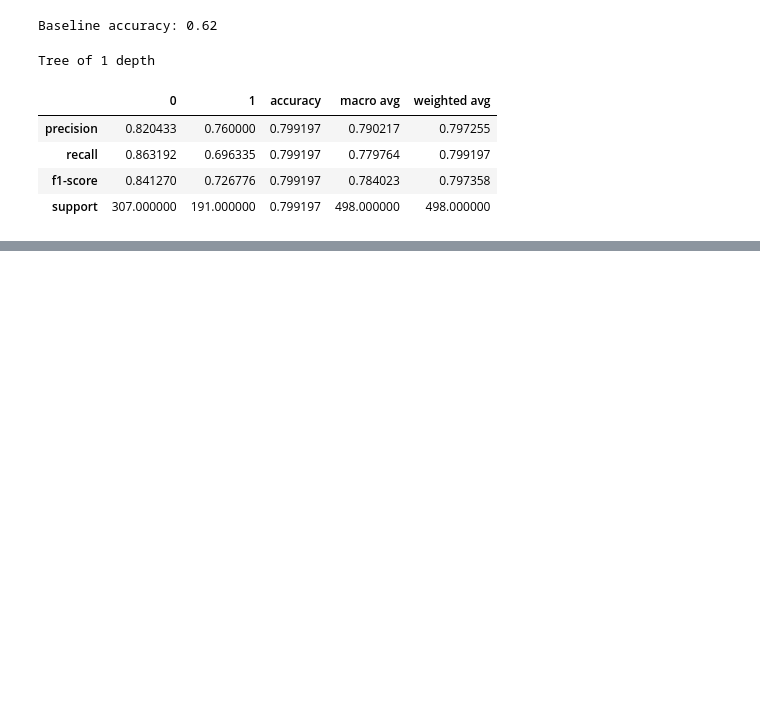
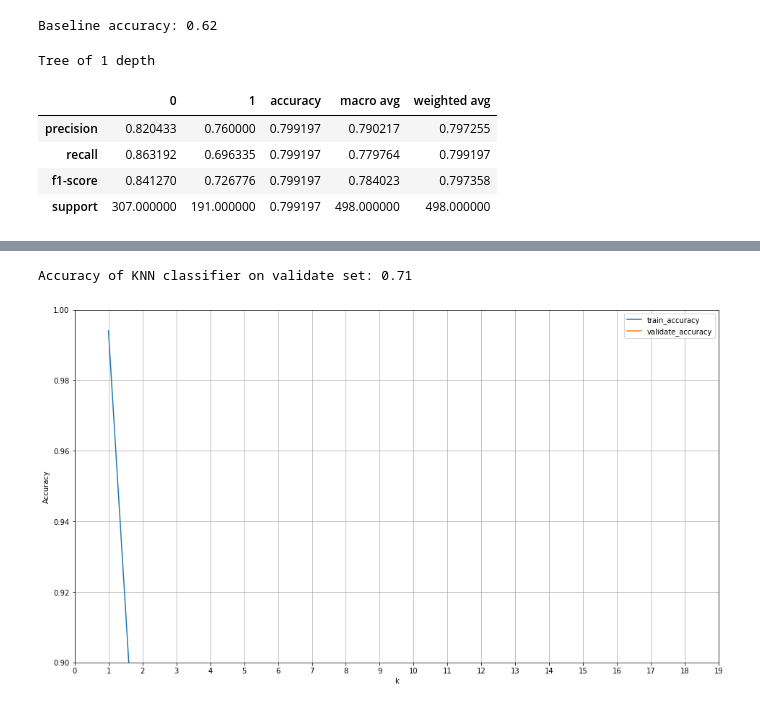
Before and after one commit to jamesallen0351/classification-exercises, a Jupyter notebook: model.ipynb, the cells around one changed output, grey strips where cells are left out. Saved outputs shown, nothing was run; the diff lists cells and outputs as text; code cells hidden in the pictures; blank space fills up the shorter version.

```diff
--- a/model.ipynb
+++ b/model.ipynb
@@ -409,0 +634,18 @@ Tree of 1 depth
+# %%
+# Time to split!
+train, test = train_test_split(df, test_size=.2, random_state=123, stratify=df.survived)
+train, validate = train_test_split(train, test_size=.3, random_state=123, stratify=train.survived)
+# %%
+X_train = train.drop(columns=["survived"])
+y_train = train.survived
+
+X_validate = validate.drop(columns=["survived"])
+y_validate = validate.survived
+
+X_test = test.drop(columns=["survived"])
+y_test = test.survived
+# %%
+# weights = ['uniform', 'distance']
+knn = KNeighborsClassifier(n_neighbors=5, weights='uniform')
+# %%
+knn.fit(X_train, y_train)
@@ -409,0 +732,40 @@ Tree of 1 depth
+# %%
+print('Accuracy of KNN classifier on validate set: {:.2f}'
+     .format(knn.score(X_validate, y_validate)))
+# %% [output]
+Accuracy of KNN classifier on validate set: 0.71
+# %%
+metrics = []
+
+# loop through different values of k
+for k in range(1, 5):
+
+    # define the thing
+    knn = KNeighborsClassifier(n_neighbors=k)
+
+    # fit the thing (remmeber only fit on training data)
+    knn.fit(X_train, y_train)
+
+    # use the thing (calculate accuracy)
+    train_accuracy = knn.score(X_train, y_train)
+    validate_accuracy = knn.score(X_validate, y_validate)
+
+    output = {
+        "k": k,
+        "train_accuracy": train_accuracy,
+        "validate_accuracy": validate_accuracy
+    }
+
+    metrics.append(output)
+
+# make a dataframe
+results = pd.DataFrame(metrics)
+
+# plot the data
+results.set_index('k').plot(figsize = (16,9))
+plt.ylim(0.90, 1)
+plt.ylabel('Accuracy')
+plt.xticks(np.arange(0,20,1))
+plt.grid()
+# %% [output]
+[figure, added]
```
Also changed, not shown: parts of 41 cells of this notebook, 1 other file.
